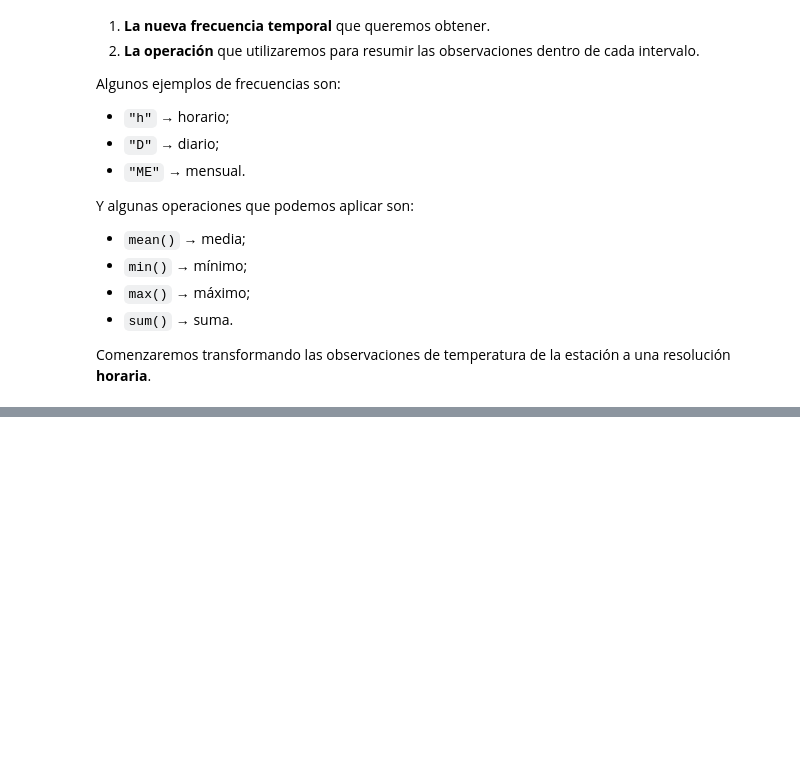
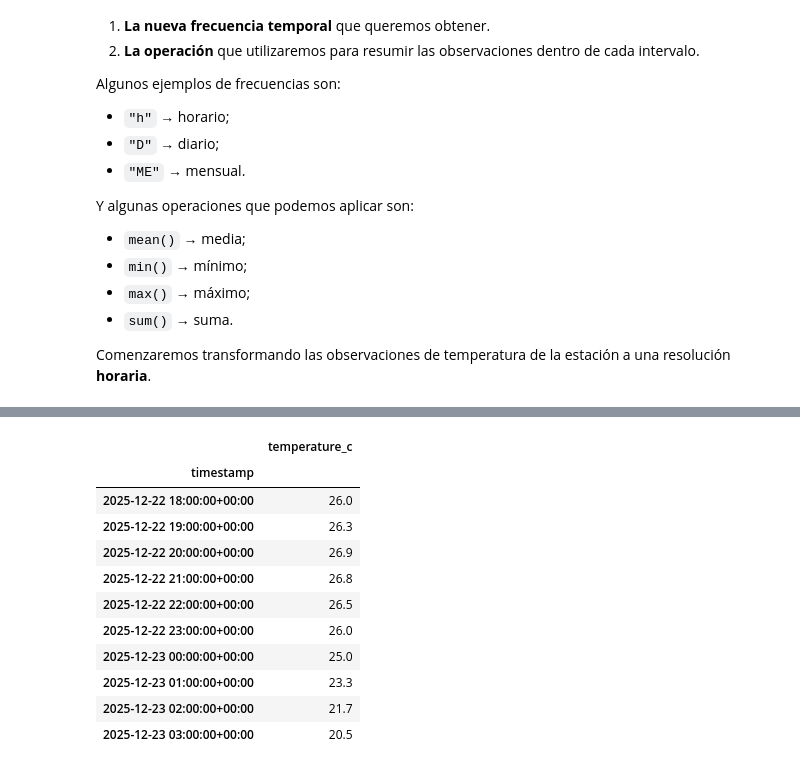
Before and after one commit to paulmunozpauta/Curso_Introduccion_Ciencia_Datos, a Jupyter notebook: Notebooks/M02_04_Agregacion_exportacion_datos.ipynb, the cells around one changed output, grey strips where cells are left out. Drawn from its saved outputs; the diff is of its cells as text; code cells hidden in the pictures; blank space fills up the shorter version.

```diff
--- a/Notebooks/M02_04_Agregacion_exportacion_datos.ipynb
+++ b/Notebooks/M02_04_Agregacion_exportacion_datos.ipynb
@@ -581,0 +634,17 @@ Comenzaremos transformando las observaciones de temperatura de la estación a un
+# %%
+temperatura_horaria = temperatura.resample("h").mean()
+
+temperatura_horaria.head(10)
+# %% [output]
+|  | temperature_c |
+| timestamp |  |
+| 2025-12-22 18:00:00+00:00 | 26.0 |
+| 2025-12-22 19:00:00+00:00 | 26.3 |
+| 2025-12-22 20:00:00+00:00 | 26.9 |
+| 2025-12-22 21:00:00+00:00 | 26.8 |
+| 2025-12-22 22:00:00+00:00 | 26.5 |
+| 2025-12-22 23:00:00+00:00 | 26.0 |
+| 2025-12-23 00:00:00+00:00 | 25.0 |
+| 2025-12-23 01:00:00+00:00 | 23.3 |
+| 2025-12-23 02:00:00+00:00 | 21.7 |
+| 2025-12-23 03:00:00+00:00 | 20.5 |
```
Also changed, not shown: parts of 12 cells of this notebook.
